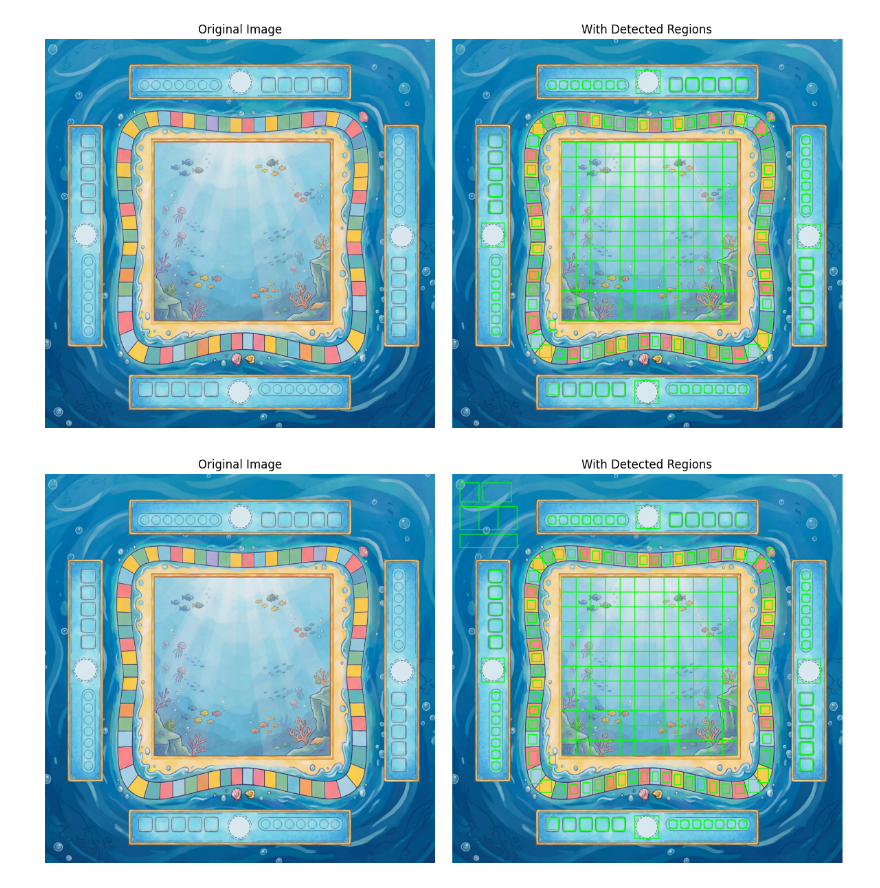
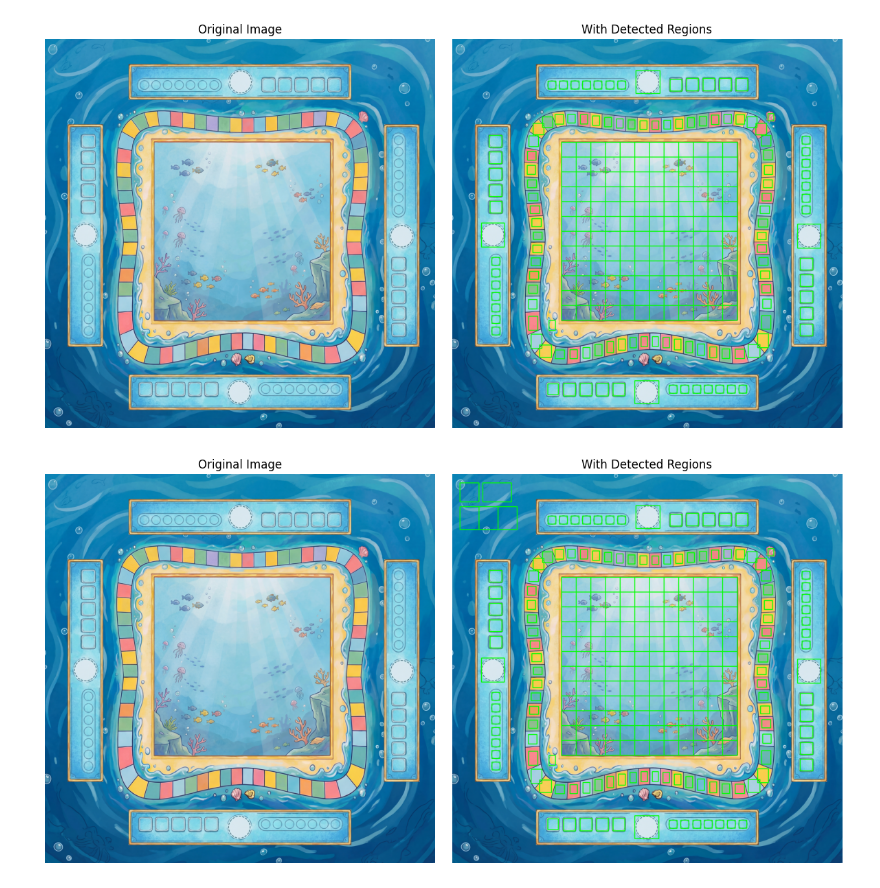
Before and after one commit to tinyHui/ocean-relic, a Jupyter notebook: process/board-grid.ipynb, the cells around one changed output. Drawn from its saved outputs; the diff is of its cells as text; code cells hidden in the pictures.

Commit message:
Update grid info

```diff
--- a/process/board-grid.ipynb
+++ b/process/board-grid.ipynb
@@ -548,40 +548,33 @@ visualize_regions(composite_board, all_mask_regions)
 # %%
 player_token_deck_region = BoundingBox(
   left_top=Point(x=80, y=100),
   left_bottom=Point(x=80, y=300),
   right_top=Point(x=280, y=100),
   right_bottom=Point(x=280, y=300),
 )
 
 oxygen_region = BoundingBox(
   left_top=Point(x=320, y=100),
   left_bottom=Point(x=320, y=300),
   right_top=Point(x=620, y=100),
   right_bottom=Point(x=620, y=300),
 )
 
 tile_deck_regions = on_scene_grid_regions(
   BoundingBox(
     left_top=Point(x=80, y=350),
     left_bottom=Point(x=80, y=590),
     right_top=Point(x=680, y=350),
     right_bottom=Point(x=680, y=590),
   ),
   3, 1
 )
 
-score_deck_region = BoundingBox(
-  left_top=Point(x=80, y=640),
-  left_bottom=Point(x=80, y=780),
-  right_top=Point(x=680, y=640),
-  right_bottom=Point(x=680, y=780),
-)
-
-all_mask_regions = score_track_regions + hands_tiles_region + grid_regions + oxygen_regions + user_token_regions + tile_deck_regions + [player_token_deck_region, oxygen_region, score_deck_region]
+all_mask_regions = score_track_regions + hands_tiles_region + grid_regions + oxygen_regions + user_token_regions + tile_deck_regions + [player_token_deck_region, oxygen_region]
 
 visualize_regions(composite_board, all_mask_regions)
 # %% [output]
-[figure, old version]
+[figure, new version]
 # %%
 import json
 from pathlib import Path
```
Also changed, not shown: parts of 1 cell of this notebook, 2 other files.
